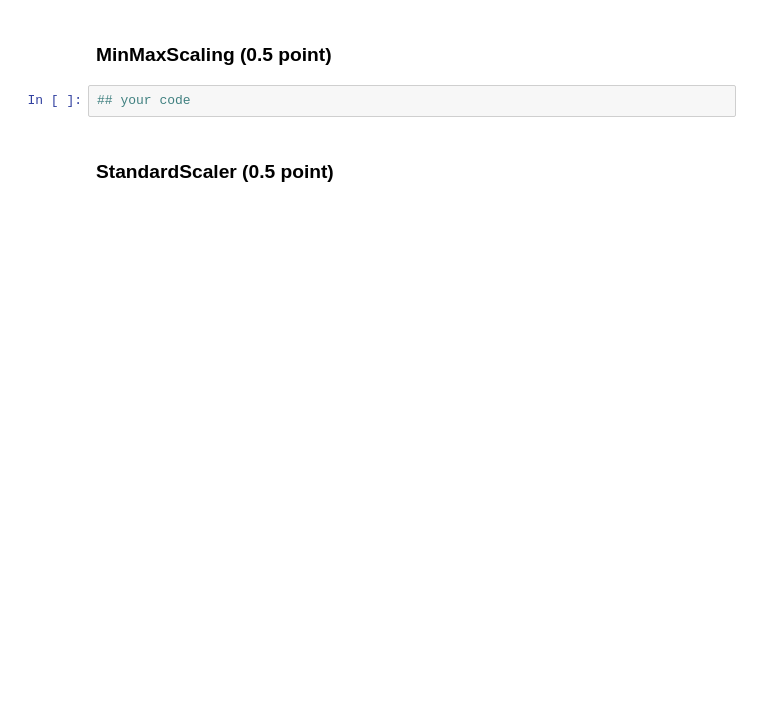
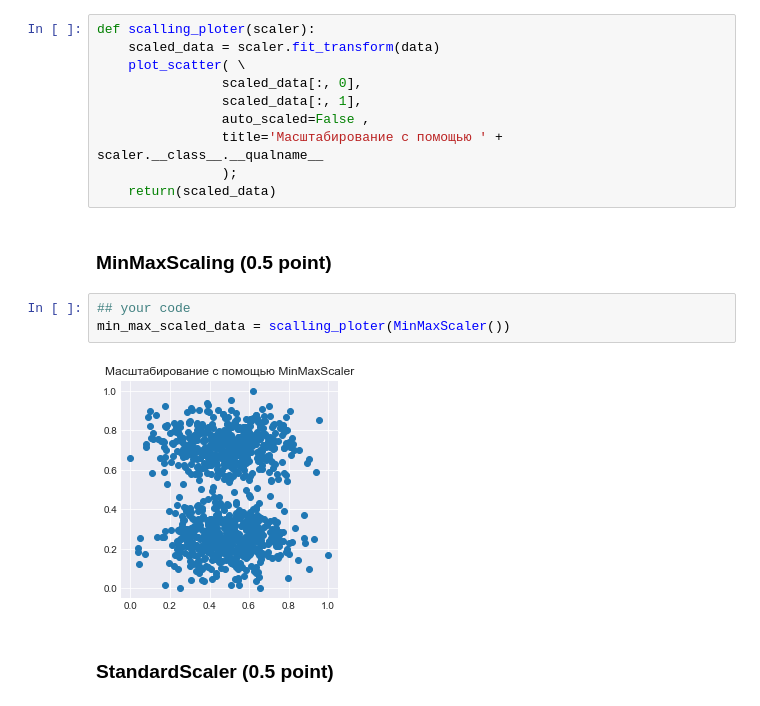
Before and after one commit to DIVIGL1/RSSchool-ML-Open-Course, a Jupyter notebook: 6_feature_engineering_selection/6_feature_engineering_selection.ipynb, the cells around one changed output. Drawn from its saved outputs; the diff is of its cells as text; blank space fills up the shorter version.

```diff
--- a/6_feature_engineering_selection/6_feature_engineering_selection.ipynb
+++ b/6_feature_engineering_selection/6_feature_engineering_selection.ipynb
@@ -111,10 +121,23 @@ plot_scatter(data[:, 0], data[:, 1], auto_scaled=False , title='Data (equal axes
 This picture is clearly less interpretable, but much closer to "how distance-based algorithm see the original data": separability of data is hardly noticable only because the variation (std) of x-feature is much bigger in absolute numbers.
 # %% [markdown]
 Perform `StandardScaling` and `MinMaxScaling` of original data; visualize results for each case (**use `plot_scatter` with `auto_scaled=False`**):
+# %%
+def scalling_ploter(scaler):
+    scaled_data = scaler.fit_transform(data)
+    plot_scatter( \
+                scaled_data[:, 0],
+                scaled_data[:, 1],
+                auto_scaled=False ,
+                title='Масштабирование с помощью ' + scaler.__class__.__qualname__
+                );
+    return(scaled_data)
 # %% [markdown]
 ### MinMaxScaling (0.5 point)
 # %%
 ## your code
+min_max_scaled_data = scalling_ploter(MinMaxScaler())
+# %% [output]
+[figure, added]
 # %% [markdown]
 ### StandardScaler (0.5 point)
 # %%
```
Also changed, not shown: parts of 34 cells of this notebook.
